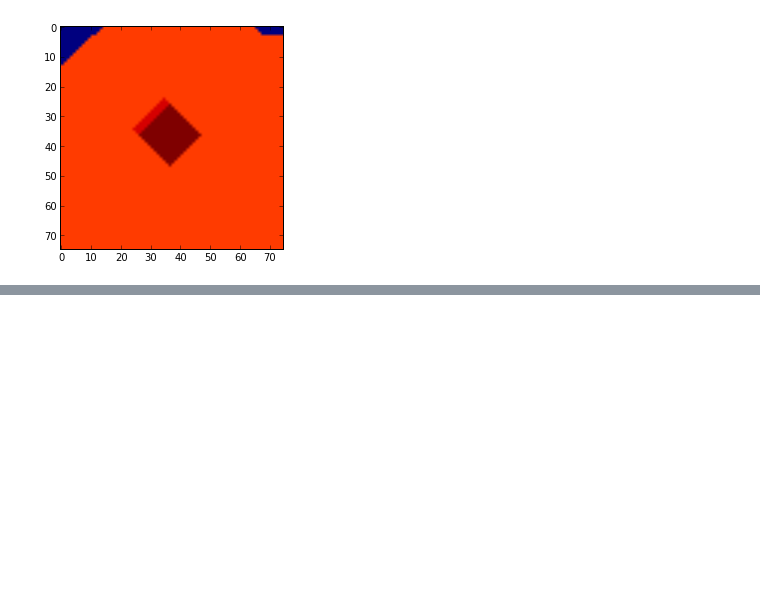
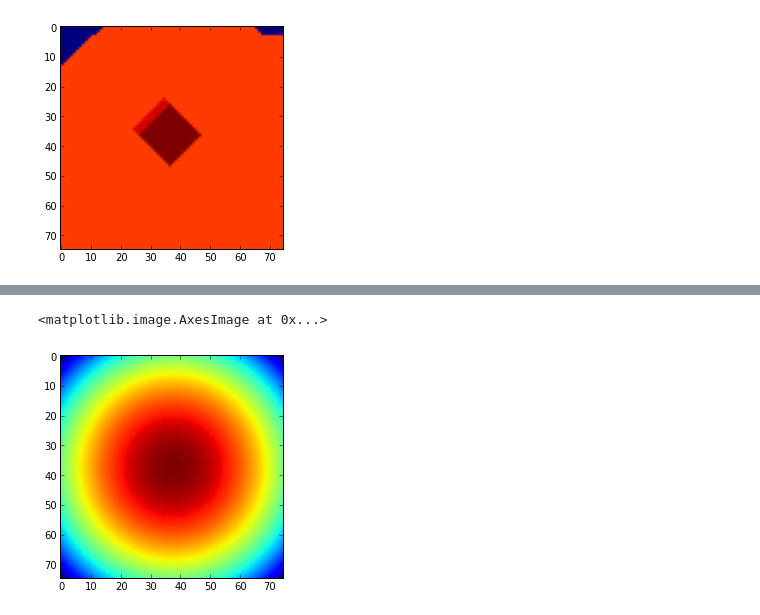
Before and after one commit to VCG/em-quality-metric, a Jupyter notebook: Code/create_merge_splits.ipynb, the cells around one changed output, grey strips where cells are left out. Saved outputs shown, nothing was run; the diff lists cells and outputs as text; code cells hidden in the pictures; blank space fills up the shorter version.

```diff
--- a/Code/create_merge_splits.ipynb
+++ b/Code/create_merge_splits.ipynb
@@ -163,0 +193,8 @@ imshow(p2)
+# %%
+inverted_dmap = np.invert(dmap.astype(np.uint16)).astype(np.float32)
+# inverted_dmap /= inverted_dmap.max()
+# inverted_dmap *= 255
+imshow(inverted_dmap)
+# %% [output]
+<matplotlib.image.AxesImage at 0x...>
+[figure, added]
```
Also changed, not shown: parts of 33 cells of this notebook, 51 other files.
